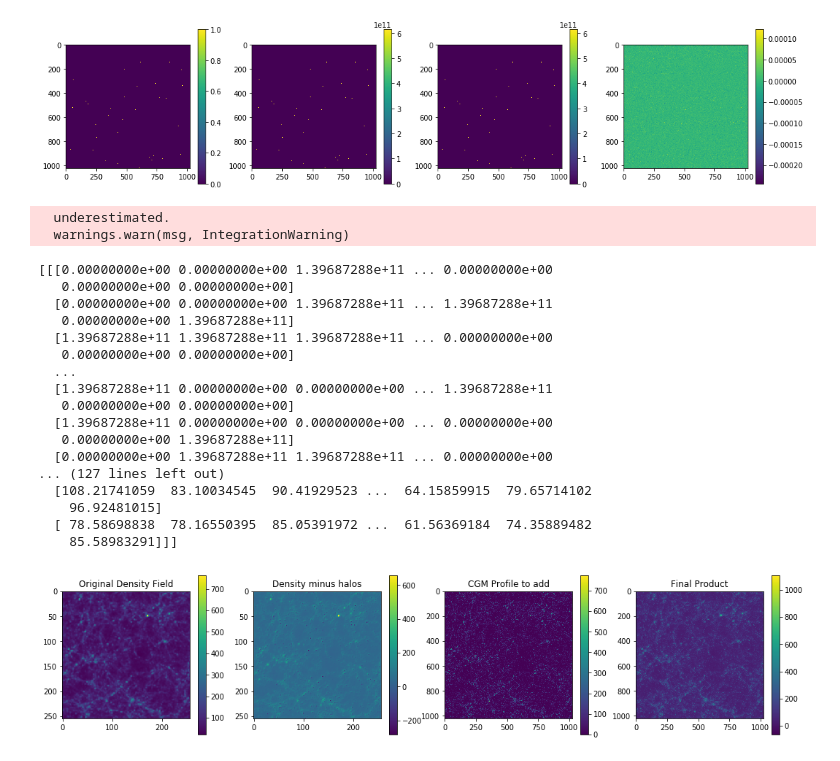
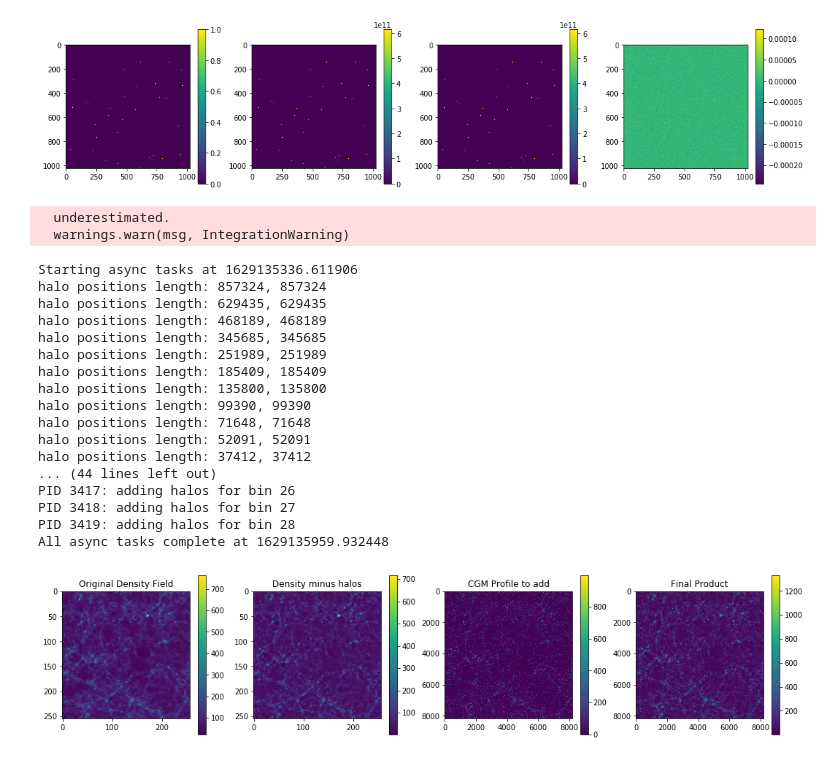
Before and after one commit to ianw89/cgm-brush, a Jupyter notebook: src/tests.ipynb, the cells around one changed output. Cells and saved outputs as stored; diff of their text form; code cells hidden in the pictures.

Commit message:
Ok status, but with OpenBLAS this multiproc approach allruns on a single core and thus is slower than original 1 proc code.

```diff
--- a/src/tests.ipynb
+++ b/src/tests.ipynb
@@ -219,51 +219,67 @@ fig.colorbar(pos, ax=axes[3])
 min_mass = 10**10
 max_mass = 10**14.5
 log_bins = 30
-config = Configuration('tophat_spherical', 1, resolution=1, file_prefix='STH', load_from_files=False)
+config = Configuration('tophat_spherical', 1, resolution=8, file_prefix='STH', load_from_files=False)
 config.provider = BolshoiProvider()
+
+
+pr = cProfile.Profile()
+pr.enable()
 
 config.results = hist_profile(config.provider, config.den_grid_size, config.RS_array, min_mass,
                                     max_mass, log_bins, config.subtraction_halo_profile,
                                     config.addition_halo_profile, config.scaling_radius, config.resolution)
+
+pr.disable()
+s = io.StringIO()
+ps = pstats.Stats(pr, stream=s).sort_stats('tottime')
+ps.print_stats()
+
+file_path = os.path.join(varFolder, 'multiproc_perf_total_v1.txt')
+with open(file_path, 'w') as f:
+    f.write(s.getvalue())
+
 
 original = config.provider.get_density_field(0, config.den_grid_size)
 background_dm = config.results[5][0]
 cgm_only = config.results[4][0]
 density_final = config.results[1][0]
 
 fig, axes = plt.subplots(1,4,figsize=(18, 4))
 pos = axes[0].imshow(original)
 fig.colorbar(pos, ax=axes[0])
 axes[0].title.set_text('Original Density Field')
 pos = axes[1].imshow(background_dm)
 fig.colorbar(pos, ax=axes[1])
 axes[1].title.set_text('Density minus halos')
 pos = axes[2].imshow(cgm_only)
 fig.colorbar(pos, ax=axes[2])
 axes[2].title.set_text('CGM Profile to add')
 pos = axes[3].imshow(density_final)
 fig.colorbar(pos, ax=axes[3])
 axes[3].title.set_text('Final Product')
 
+filename = config.file_prefix + str(config.resolution) + '_' + str(config.den_grid_size) + '_mp1'
+saveArray(filename, config.results)
 #Visual sanity test, no assertions
 # %% [output]
   underestimated.
   warnings.warn(msg, IntegrationWarning)
-[[[0.00000000e+00 0.00000000e+00 1.39687288e+11 ... 0.00000000e+00
-   0.00000000e+00 0.00000000e+00]
-  [0.00000000e+00 0.00000000e+00 1.39687288e+11 ... 1.39687288e+11
-   0.00000000e+00 1.39687288e+11]
-  [1.39687288e+11 1.39687288e+11 1.39687288e+11 ... 0.00000000e+00
-   0.00000000e+00 0.00000000e+00]
-  ...
-  [1.39687288e+11 0.00000000e+00 0.00000000e+00 ... 1.39687288e+11
-   0.00000000e+00 0.00000000e+00]
-  [1.39687288e+11 0.00000000e+00 0.00000000e+00 ... 0.00000000e+00
-   0.00000000e+00 1.39687288e+11]
-  [0.00000000e+00 1.39687288e+11 1.39687288e+11 ... 0.00000000e+00
-... (127 lines left out)
-  [108.21741059  83.10034545  90.41929523 ...  64.15859915  79.65714102
-    96.92481015]
-  [ 78.58698838  78.16550395  85.05391972 ...  61.56369184  74.35889482
-    85.58983291]]]
+Starting async tasks at 1629135336.611906
+halo positions length: 857324, 857324
+halo positions length: 629435, 629435
+halo positions length: 468189, 468189
+halo positions length: 345685, 345685
+halo positions length: 251989, 251989
+halo positions length: 185409, 185409
+halo positions length: 135800, 135800
+halo positions length: 99390, 99390
+halo positions length: 71648, 71648
+halo positions length: 52091, 52091
+halo positions length: 37412, 37412
+... (44 lines left out)
+PID 3417: adding halos for bin 26
+PID 3418: adding halos for bin 27
+PID 3419: adding halos for bin 28
+All async tasks complete at 1629135959.932448
-[figure, old version]
+[figure, new version]
```
Also changed, not shown: parts of 2 cells of this notebook, 2 other files.
